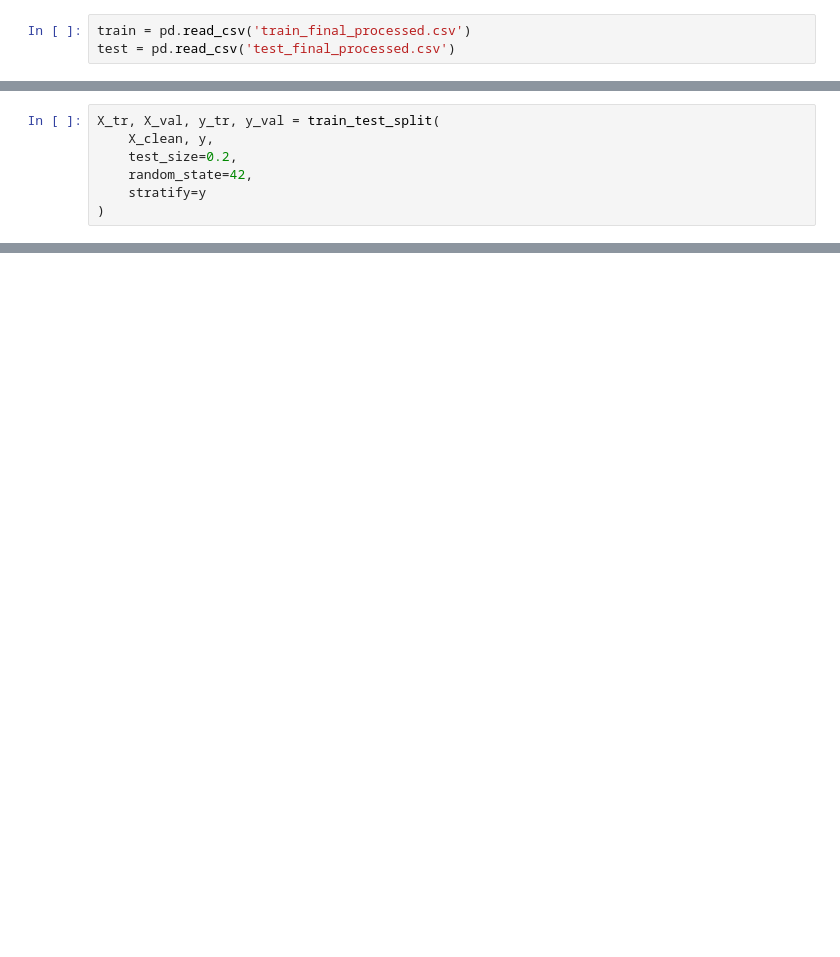
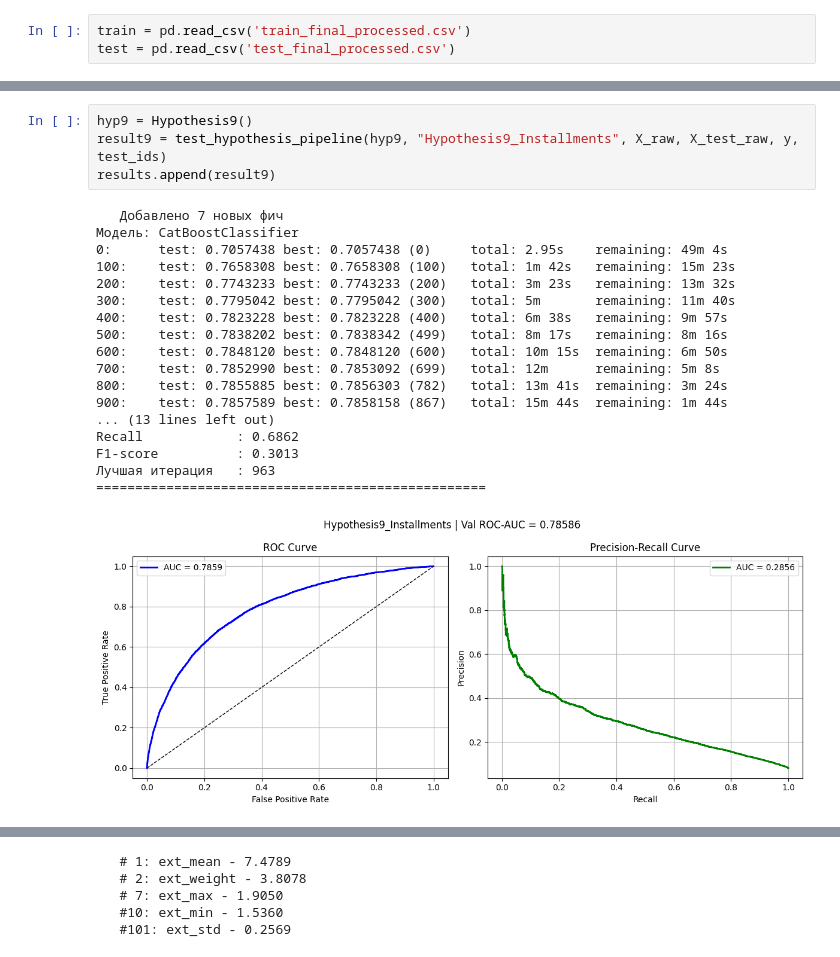
Before and after one commit to malakhovs04/Home-Credit-Default-Risk, a Jupyter notebook: test.ipynb, the cells around one changed output, grey strips where cells are left out. Saved outputs shown, nothing was run; the diff lists cells and outputs as text; blank space fills up the shorter version.

```diff
--- a/test.ipynb
+++ b/test.ipynb
@@ -108,7 +20,0 @@ print(f"После очистки: {X_clean.shape[1]} фич")
-# %%
-X_tr, X_val, y_tr, y_val = train_test_split(
-    X_clean, y,
-    test_size=0.2,
-    random_state=42,
-    stratify=y
-)
@@ -234,0 +157,23 @@ except Exception as e:
+# %%
+hyp9 = Hypothesis9()
+result9 = test_hypothesis_pipeline(hyp9, "Hypothesis9_Installments", X_raw, X_test_raw, y, test_ids)
+results.append(result9)
+# %% [output]
+   Добавлено 7 новых фич
+Модель: CatBoostClassifier
+0:      test: 0.7057438 best: 0.7057438 (0)     total: 2.95s    remaining: 49m 4s
+100:    test: 0.7658308 best: 0.7658308 (100)   total: 1m 42s   remaining: 15m 23s
+200:    test: 0.7743233 best: 0.7743233 (200)   total: 3m 23s   remaining: 13m 32s
+300:    test: 0.7795042 best: 0.7795042 (300)   total: 5m       remaining: 11m 40s
+400:    test: 0.7823228 best: 0.7823228 (400)   total: 6m 38s   remaining: 9m 57s
+500:    test: 0.7838202 best: 0.7838342 (499)   total: 8m 17s   remaining: 8m 16s
+600:    test: 0.7848120 best: 0.7848120 (600)   total: 10m 15s  remaining: 6m 50s
+700:    test: 0.7852990 best: 0.7853092 (699)   total: 12m      remaining: 5m 8s
+800:    test: 0.7855885 best: 0.7856303 (782)   total: 13m 41s  remaining: 3m 24s
+900:    test: 0.7857589 best: 0.7858158 (867)   total: 15m 44s  remaining: 1m 44s
+... (13 lines left out)
+Recall            : 0.6862
+F1-score          : 0.3013
+Лучшая итерация   : 963
+==================================================
+[figure, added]
@@ -234,0 +181,5 @@ except Exception as e:
+   # 1: ext_mean - 7.4789
+   # 2: ext_weight - 3.8078
+   # 7: ext_max - 1.9050
+   #10: ext_min - 1.5360
+   #101: ext_std - 0.2569
```
Also changed, not shown: parts of 17 cells of this notebook, 6 other files.
